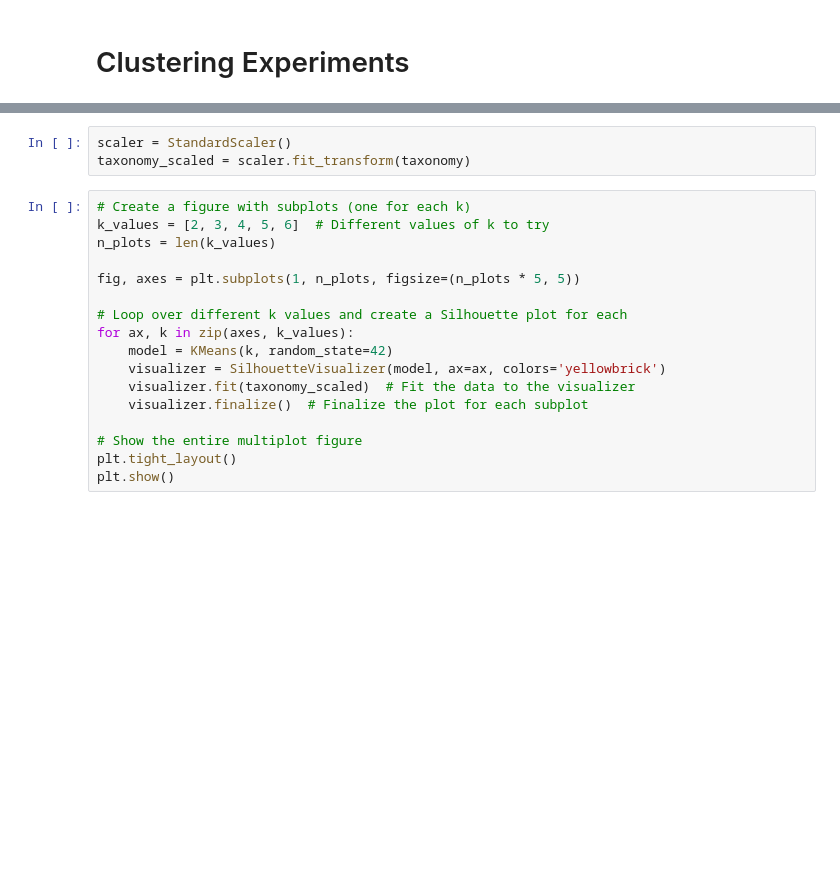
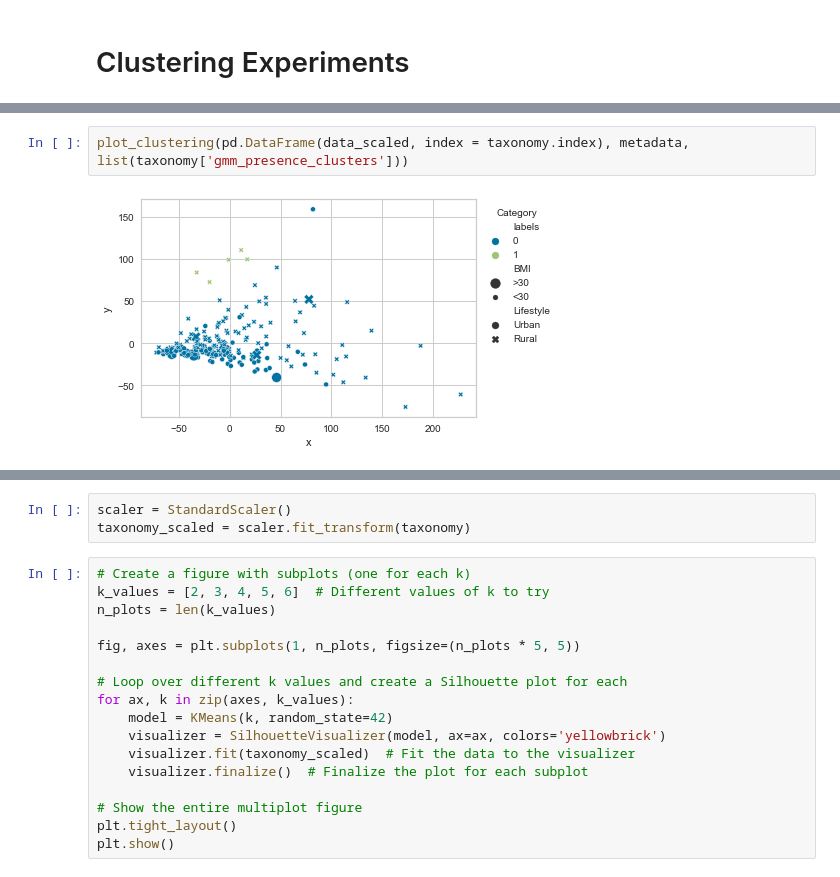
Before and after one commit to RafaPe/MX-Rural-Urban-Microbiome, a Jupyter notebook: notebooks/clutering_experiments.ipynb, the cells around one changed output, grey strips where cells are left out. Cells and saved outputs as stored; diff of their text form; blank space fills up the shorter version.

```diff
--- a/notebooks/clutering_experiments.ipynb
+++ b/notebooks/clutering_experiments.ipynb
@@ -108,0 +127,4 @@ plot_clustering(clustering)
+# %%
+plot_clustering(pd.DataFrame(data_scaled, index = taxonomy.index), metadata, list(taxonomy['gmm_presence_clusters']))
+# %% [output]
+[figure, added]
```
Also changed, not shown: parts of 17 cells of this notebook.
